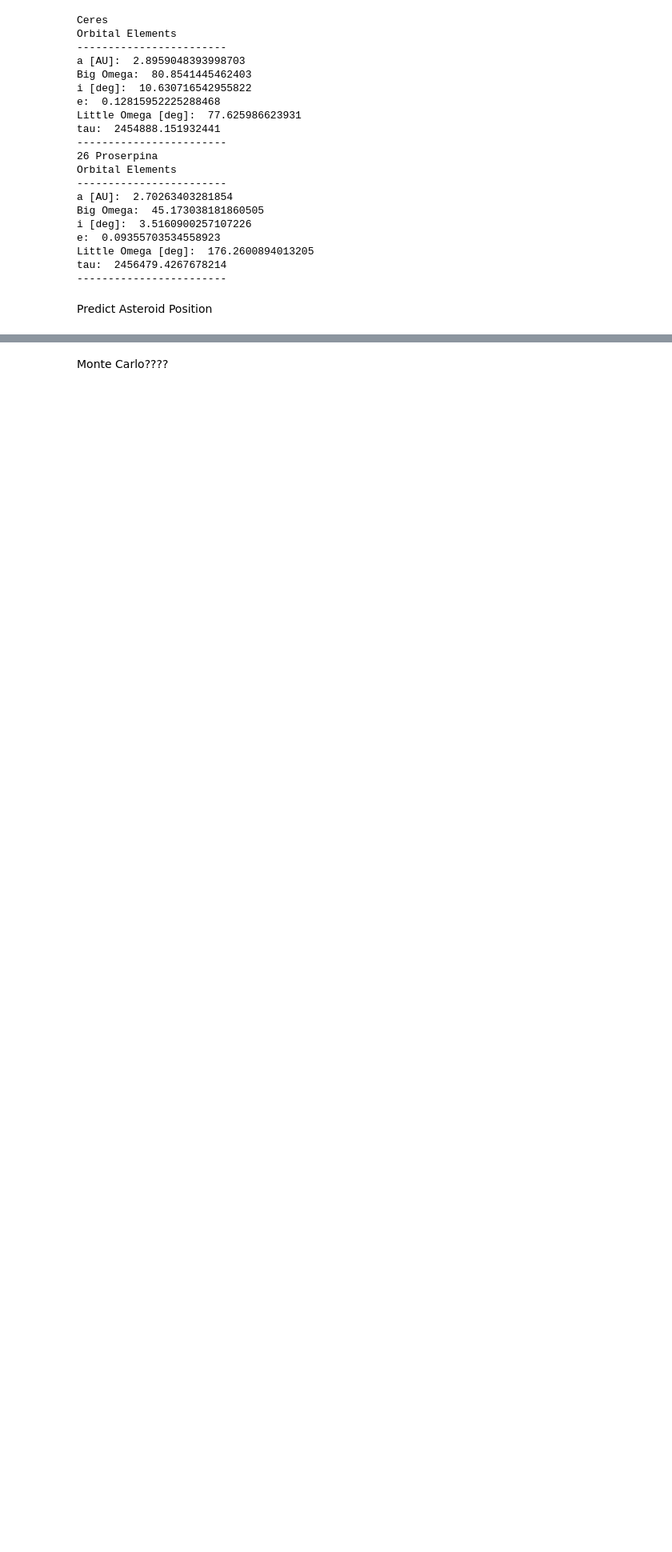
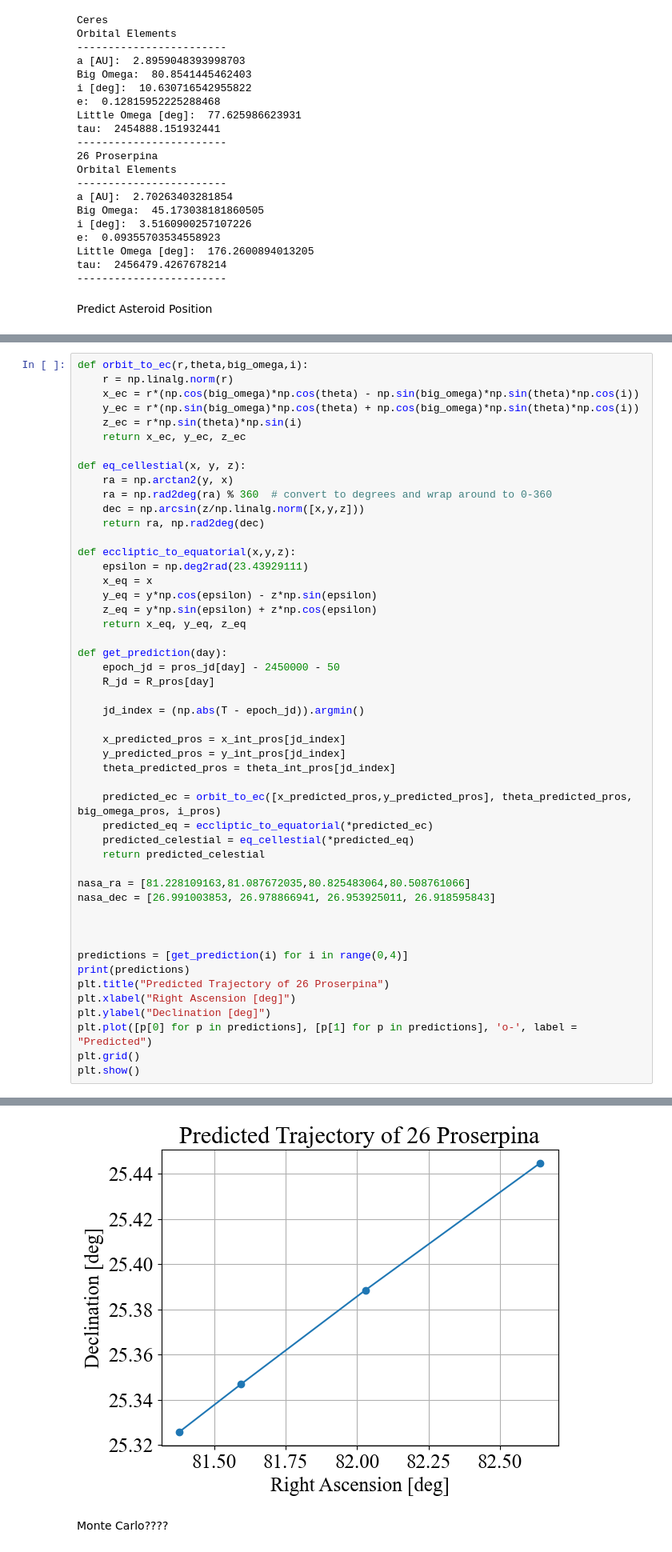
Before and after one commit to luke-wriglesworth/AST326-labs, a Jupyter notebook: Lab 6/orbit.ipynb, the cells around one changed output, grey strips where cells are left out. Shown at 80% size. Drawn from its saved outputs; the diff is of its cells as text; blank space fills up the shorter version.

```diff
--- a/Lab 6/orbit.ipynb
+++ b/Lab 6/orbit.ipynb
@@ -558,0 +562,50 @@ Using 243428 steps with time step 0.01
+# %%
+def orbit_to_ec(r,theta,big_omega,i):
+    r = np.linalg.norm(r)
+    x_ec = r*(np.cos(big_omega)*np.cos(theta) - np.sin(big_omega)*np.sin(theta)*np.cos(i))
+    y_ec = r*(np.sin(big_omega)*np.cos(theta) + np.cos(big_omega)*np.sin(theta)*np.cos(i))
+    z_ec = r*np.sin(theta)*np.sin(i)
+    return x_ec, y_ec, z_ec
+
+def eq_cellestial(x, y, z):
+    ra = np.arctan2(y, x)
+    ra = np.rad2deg(ra) % 360  # convert to degrees and wrap around to 0-360
+    dec = np.arcsin(z/np.linalg.norm([x,y,z]))
+    return ra, np.rad2deg(dec)
+
+def eccliptic_to_equatorial(x,y,z):
+    epsilon = np.deg2rad(23.43929111)
+    x_eq = x
+    y_eq = y*np.cos(epsilon) - z*np.sin(epsilon)
+    z_eq = y*np.sin(epsilon) + z*np.cos(epsilon)
+    return x_eq, y_eq, z_eq
+
+def get_prediction(day):
+    epoch_jd = pros_jd[day] - 2450000 - 50
+    R_jd = R_pros[day]
+
+    jd_index = (np.abs(T - epoch_jd)).argmin()
+
+    x_predicted_pros = x_int_pros[jd_index]
+    y_predicted_pros = y_int_pros[jd_index]
+    theta_predicted_pros = theta_int_pros[jd_index]
+
+    predicted_ec = orbit_to_ec([x_predicted_pros,y_predicted_pros], theta_predicted_pros, big_omega_pros, i_pros)
+    predicted_eq = eccliptic_to_equatorial(*predicted_ec)
+    predicted_celestial = eq_cellestial(*predicted_eq)
+    return predicted_celestial
+
+nasa_ra = [81.228109163,81.087672035,80.825483064,80.508761066]
+nasa_dec = [26.991003853, 26.978866941, 26.953925011, 26.918595843]
+
+
+
+predictions = [get_prediction(i) for i in range(0,4)]
+print(predictions)
+plt.title("Predicted Trajectory of 26 Proserpina")
+plt.xlabel("Right Ascension [deg]")
+plt.ylabel("Declination [deg]")
+plt.plot([p[0] for p in predictions], [p[1] for p in predictions], 'o-', label = "Predicted")
+plt.grid()
+plt.show()
+# %% [output]
@@ -559,3 +613,4 @@ Using 243428 steps with time step 0.01
+[figure, added]
 # %% [markdown]
 Monte Carlo????
 # %%
```
Also changed, not shown: parts of 5 cells of this notebook.
